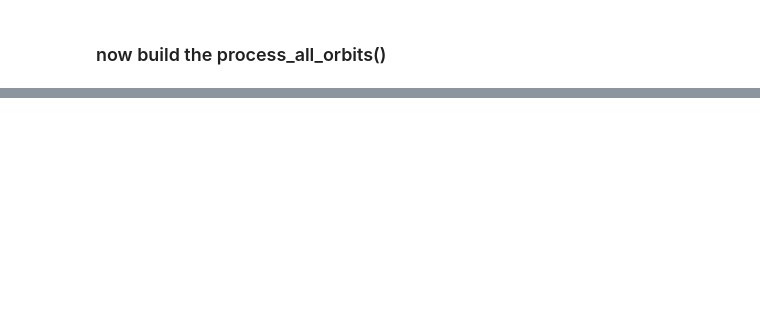
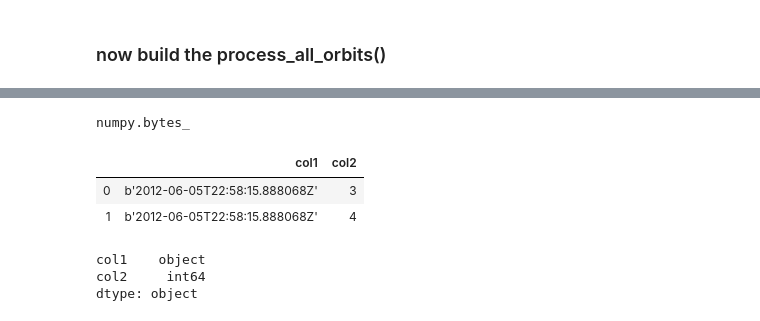
Before and after one commit to mcleverley/sulfur_dioxide_global, a Jupyter notebook: EDA.ipynb, the cells around one changed output, grey strips where cells are left out. Cells and saved outputs as stored; diff of their text form; code cells hidden in the pictures; blank space fills up the shorter version.

```diff
--- a/EDA.ipynb
+++ b/EDA.ipynb
@@ -758,3 +570,6 @@ for filename in os.listdir(os.getcwd()):
             print('keys: %s' %f.keys())
             a_group_key = list(f.keys())[0]
             data = list(f[a_group_key])
+# %%
+geo = f['GEOLOCATION_DATA'] # h5 Groups architecture is similar to dict
+sci = f['SCIENCE_DATA']
@@ -760,0 +622,2 @@ for filename in os.listdir(os.getcwd()):
+# %%
+time = geo['TimeUTC']
@@ -760,0 +628,20 @@ for filename in os.listdir(os.getcwd()):
+# %%
+type(time[0])
+# %% [output]
+numpy.bytes_
+# %%
+tim = time[0]
+# %%
+d = {'col1': [tim, tim], 'col2': [3, 4]}
+df = pd.DataFrame(data=d)
+df
+# %% [output]
+|  | col1 | col2 |
+| 0 | b'2012-06-05T22:58:15.888068Z' | 3 |
+| 1 | b'2012-06-05T22:58:15.888068Z' | 4 |
+# %%
+df.dtypes
+# %% [output]
+col1    object
+col2     int64
+dtype: object
```
Also changed, not shown: parts of 44 cells of this notebook, 3 other files.
